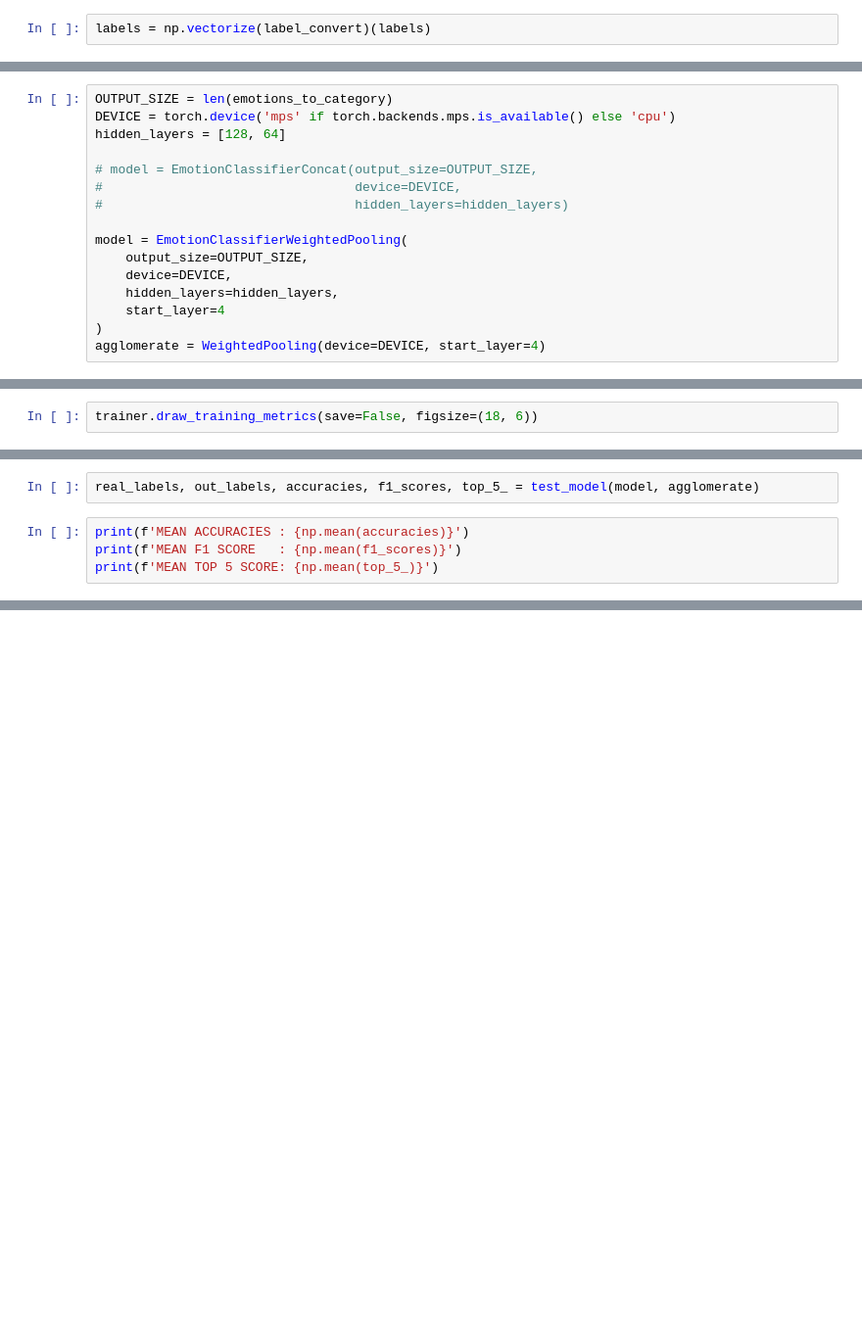
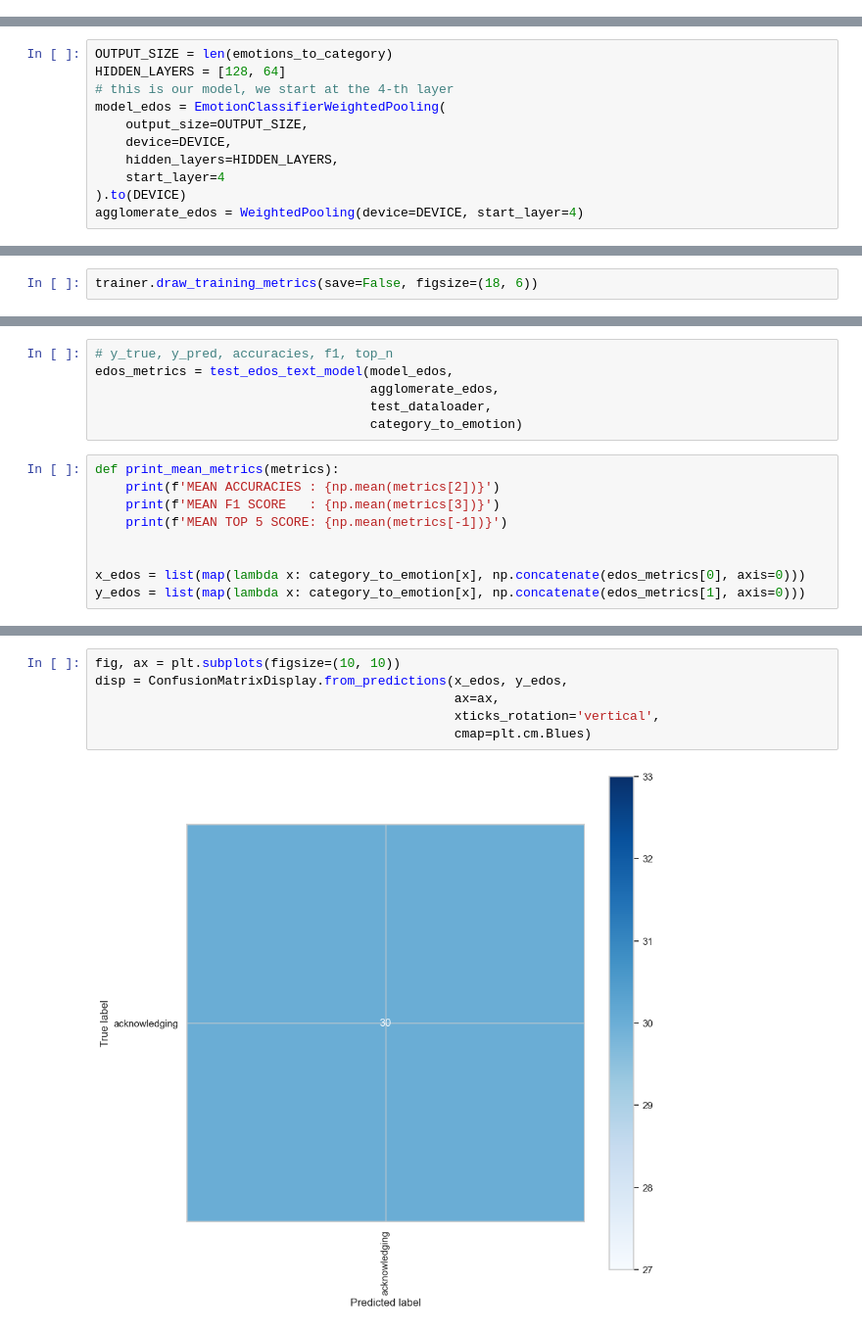
Before and after one commit to karpev98/ATML-NLP, a Jupyter notebook: fine_tuning.ipynb, the cells around one changed output, grey strips where cells are left out. Shown at 98% size. Saved outputs shown, nothing was run; the diff lists cells and outputs as text; blank space fills up the shorter version.

```diff
--- a/fine_tuning.ipynb
+++ b/fine_tuning.ipynb
@@ -75,2 +291,0 @@ def label_convert(label):
-# %%
-labels = np.vectorize(label_convert)(labels)
@@ -504,17 +592,12 @@ def load_model(model, path: str):
 # %%
 OUTPUT_SIZE = len(emotions_to_category)
-DEVICE = torch.device('mps' if torch.backends.mps.is_available() else 'cpu')
-hidden_layers = [128, 64]
-
-# model = EmotionClassifierConcat(output_size=OUTPUT_SIZE,
-#                                 device=DEVICE,
-#                                 hidden_layers=hidden_layers)
-
-model = EmotionClassifierWeightedPooling(
+HIDDEN_LAYERS = [128, 64]
+# this is our model, we start at the 4-th layer
+model_edos = EmotionClassifierWeightedPooling(
     output_size=OUTPUT_SIZE,
     device=DEVICE,
-    hidden_layers=hidden_layers,
+    hidden_layers=HIDDEN_LAYERS,
     start_layer=4
-)
-agglomerate = WeightedPooling(device=DEVICE, start_layer=4)
+).to(DEVICE)
+agglomerate_edos = WeightedPooling(device=DEVICE, start_layer=4)
 # %%
@@ -664,6 +647,15 @@ def test_model(model: EmotionClassifierWeightedPooling | EmotionClassifierConcat
 # %%
-real_labels, out_labels, accuracies, f1_scores, top_5_ = test_model(model, agglomerate)
+# y_true, y_pred, accuracies, f1, top_n
+edos_metrics = test_edos_text_model(model_edos,
+                                    agglomerate_edos,
+                                    test_dataloader,
+                                    category_to_emotion)
 # %%
-print(f'MEAN ACCURACIES : {np.mean(accuracies)}')
-print(f'MEAN F1 SCORE   : {np.mean(f1_scores)}')
-print(f'MEAN TOP 5 SCORE: {np.mean(top_5_)}')
+def print_mean_metrics(metrics):
+    print(f'MEAN ACCURACIES : {np.mean(metrics[2])}')
+    print(f'MEAN F1 SCORE   : {np.mean(metrics[3])}')
+    print(f'MEAN TOP 5 SCORE: {np.mean(metrics[-1])}')
+
+
+x_edos = list(map(lambda x: category_to_emotion[x], np.concatenate(edos_metrics[0], axis=0)))
+y_edos = list(map(lambda x: category_to_emotion[x], np.concatenate(edos_metrics[1], axis=0)))
@@ -686,0 +664,8 @@ disp = ConfusionMatrixDisplay.from_predictions(x, y,
+# %%
+fig, ax = plt.subplots(figsize=(10, 10))
+disp = ConfusionMatrixDisplay.from_predictions(x_edos, y_edos,
+                                               ax=ax,
+                                               xticks_rotation='vertical',
+                                               cmap=plt.cm.Blues)
+# %% [output]
+[figure, added]
```
Also changed, not shown: parts of 148 cells of this notebook, 1 other file.
